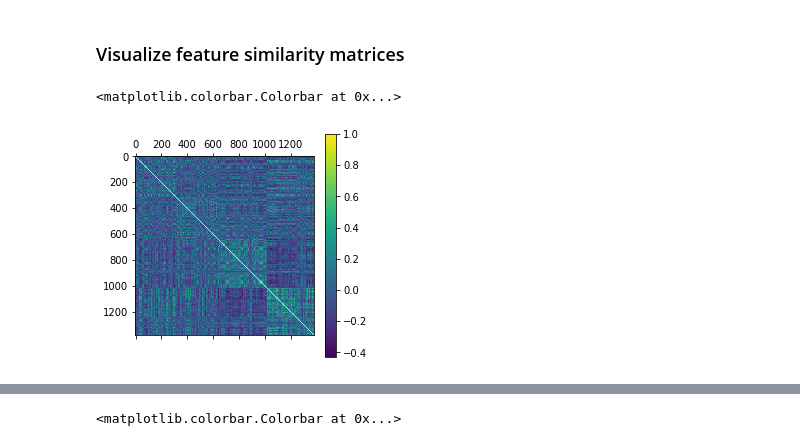
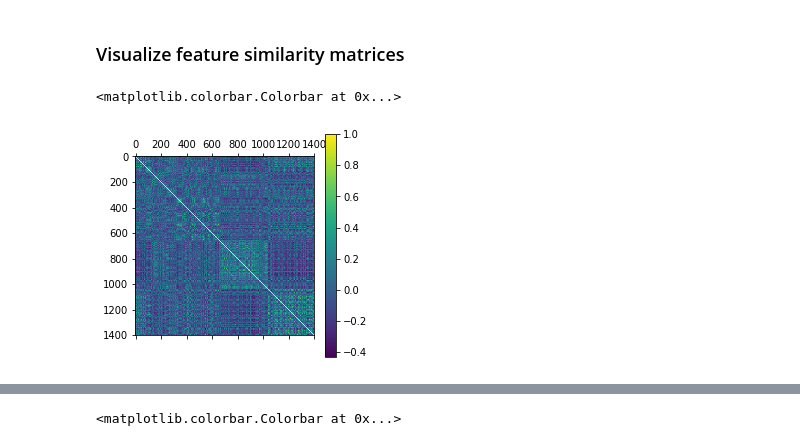
Before and after one commit to judithfan/sketchfeat, a Jupyter notebook: sketch_feature_analysis_Judy.ipynb, the cells around one changed output, grey strips where cells are left out. Drawn from its saved outputs; the diff is of its cells as text; code cells hidden in the pictures.

```diff
--- a/sketch_feature_analysis_Judy.ipynb
+++ b/sketch_feature_analysis_Judy.ipynb
@@ -34,7 +34,7 @@ def deactivate(net):
         p.requires_grad = False
 
 use_cuda = torch.cuda.is_available()
-cuda_device = 1
+cuda_device = 0
 
 vgg19 = models.vgg19(pretrained=True).cuda(cuda_device)
 vgg19_features = deepcopy(vgg19.features)
@@ -68,15 +68,39 @@ def get_subj_from_path(path):
 
 # extract metadata
 path_to_sketches = 'sketches'
-sketch_paths = list_files(path_to_sketches)
+sketch_paths = sorted(list_files(path_to_sketches))
 labels = map(get_label_from_path,sketch_paths)
 trialNum = map(get_trial_from_path,sketch_paths)
 subj = map(get_subj_from_path,sketch_paths)
 
+# augment with additional metadata from each subject's metadata file
+sub_dirs = [i for i in sorted(os.listdir('sketches')) if i[-11:]=='neurosketch']
+path_to_sub_meta = [os.path.join(path_to_sketches,s,s+'_metadata.csv') for s in sub_dirs]
+
+# concatenate all subjects' metadata files
+Y = []
+for p in path_to_sub_meta:
+    _Y = pd.read_csv(p)
+    if len(Y)==0:
+        Y = _Y
+    else:
+        Y = pd.concat([Y,_Y],ignore_index=True)
+
+# validate that the order is the same in the supersubject metadata file (Y) and the lists generated from sketch_paths
+subs = list(Y.wID.values)
+merged = zip(subj,subs)
+assert len([(i,j) for (i,j) in merged if i != j])==0
+
+competitors = list(Y.competitor.values)
+version = list(Y.version.values)
+viewpoint = list(Y.viewpoint.values)
+
+objpose = [i+str(j) for (i,j) in zip(list(labels),list(viewpoint))]
+
 # organize into dataframe
-X = pd.DataFrame([subj,trialNum,labels,sketch_paths])
+X = pd.DataFrame([subj,trialNum,labels,competitors,version,viewpoint,sketch_paths,objpose])
 X = X.transpose()
-X.columns = ['subj','trial','label','path']
+X.columns = ['subj','trial','label','competitor','version','viewpoint','path','objpose']
 
 print 'Number of sketches: ' + str(len(sketch_paths))
 print 'Number of subjects: ' + str(len(np.unique(subj)))
@@ -177,16 +221,17 @@ stopped!
 # %%
 # z-score normalization to "center" the sketch embeddings
 def normalize(X):
     X = X - X.mean(0)
     X = X / np.maximum(X.std(0), 1e-5)
     return X
 
 # normalize feature vectors & plot full image-level similarity matrix
-inds = np.argsort(X.label.values)
+_X = X.sort_values(['label','viewpoint','subj'])
+inds = np.array(_X.index)
 _Features = normalize(Features[inds])
 _Labels = Labels[inds]
 plt.matshow(np.corrcoef(_Features))
 plt.colorbar()
 # %% [output]
 <matplotlib.colorbar.Colorbar at 0x...>
-[figure, old version]
+[figure, new version]
```
Also changed, not shown: parts of 19 cells of this notebook.
